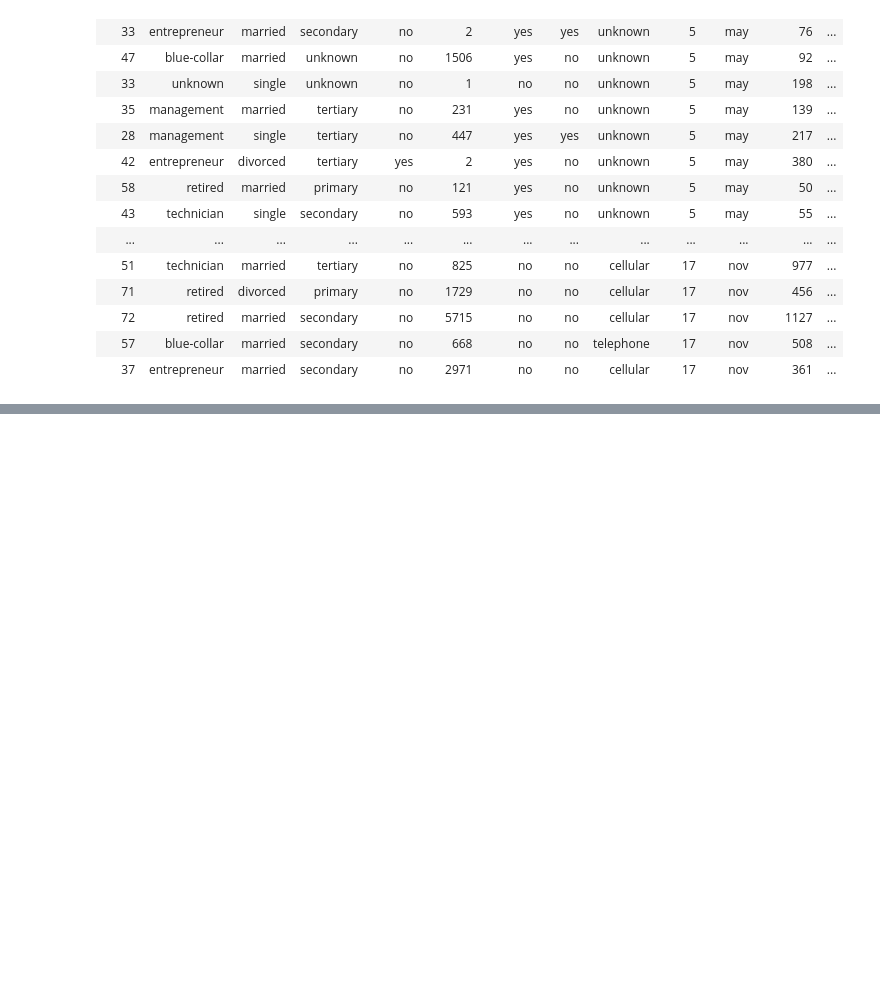
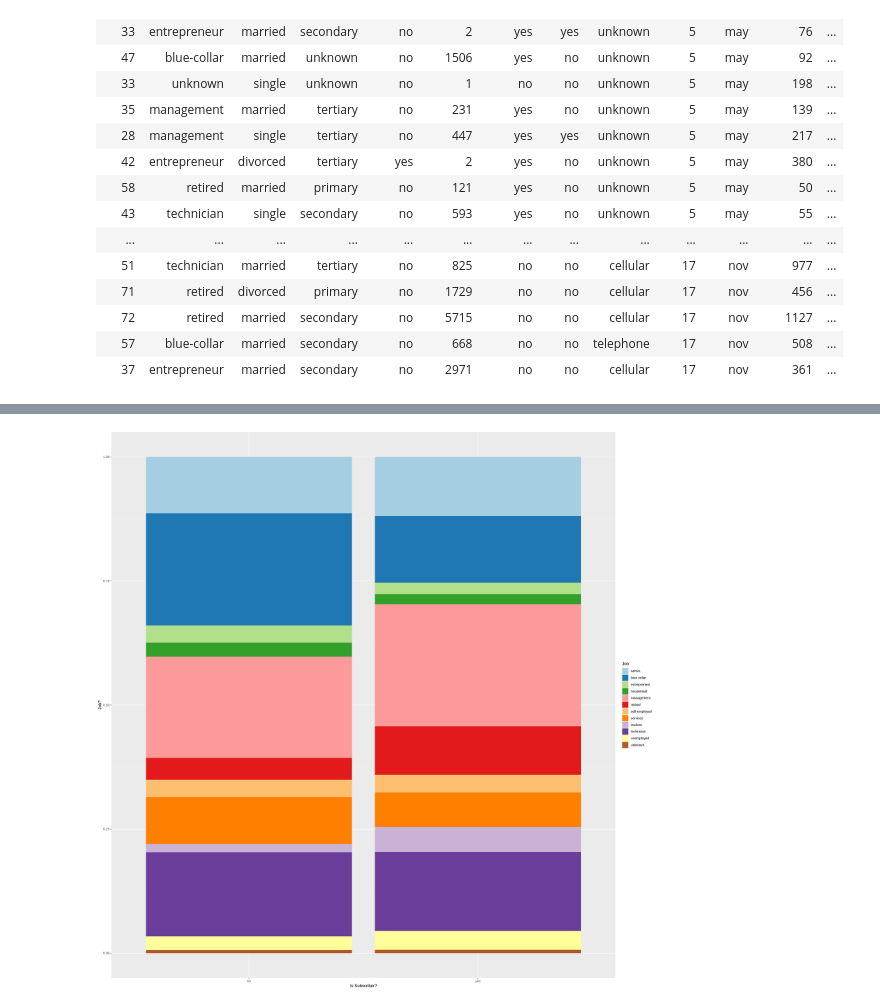
Before and after one commit to alexkhadr/Credit-Card-Project, a Jupyter notebook: proposal.ipynb, the cells around one changed output, grey strips where cells are left out. Saved outputs shown, nothing was run; the diff lists cells and outputs as text; code cells hidden in the pictures; blank space fills up the shorter version.

```diff
--- a/proposal.ipynb
+++ b/proposal.ipynb
@@ -100,0 +149,12 @@ bank_all
+# %%
+plot_job2 <- bank_data %>%
+    ggplot(aes(x = y, fill = job)) +
+    geom_bar(position = 'fill') +
+    xlab('Is Subscriber?') +
+    ylab('Job?') +
+    labs(fill = "Job") +
+    scale_fill_brewer(palette = "Paired")
+
+plot_job2
+# %% [output]
+[figure, added]
```
Also changed, not shown: parts of 10 cells of this notebook.
